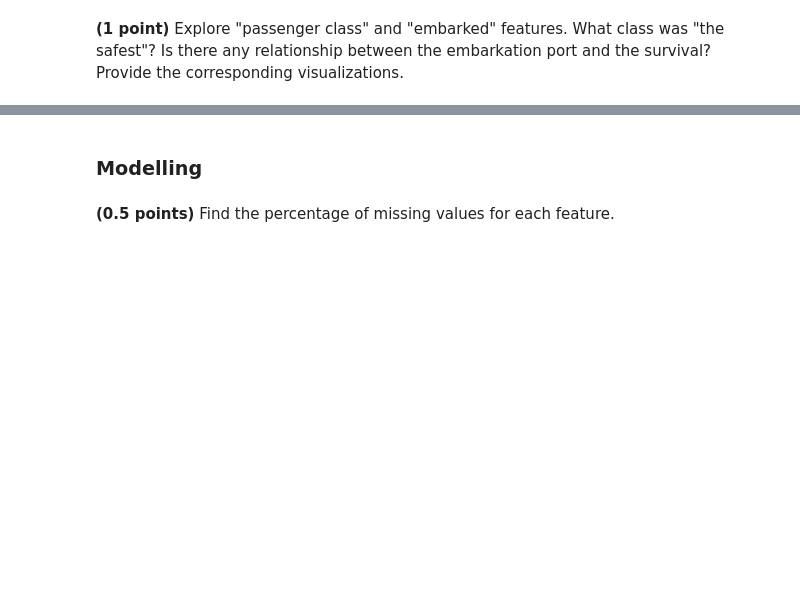
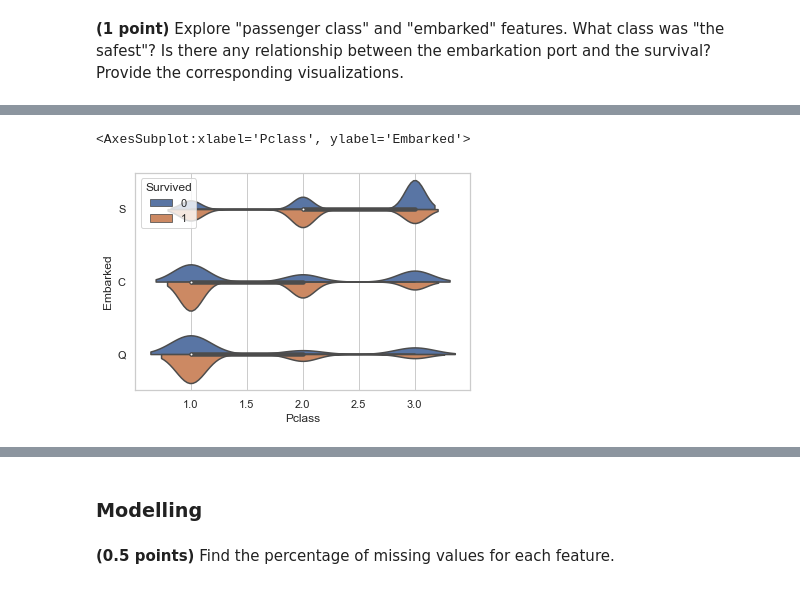
Before and after one commit to akvise/ml-course, a Jupyter notebook: 5_hw_classification/hw_classification.ipynb, the cells around one changed output, grey strips where cells are left out. Cells and saved outputs as stored; diff of their text form; code cells hidden in the pictures; blank space fills up the shorter version.

```diff
--- a/5_hw_classification/hw_classification.ipynb
+++ b/5_hw_classification/hw_classification.ipynb
@@ -585,0 +601,5 @@ data.head()
+# %%
+sns.violinplot (x = 'Pclass', y = 'Embarked', hue = 'Survived', split = True, data = data)
+# %% [output]
+<AxesSubplot:xlabel='Pclass', ylabel='Embarked'>
+[figure, added]
```
Also changed, not shown: parts of 54 cells of this notebook.
